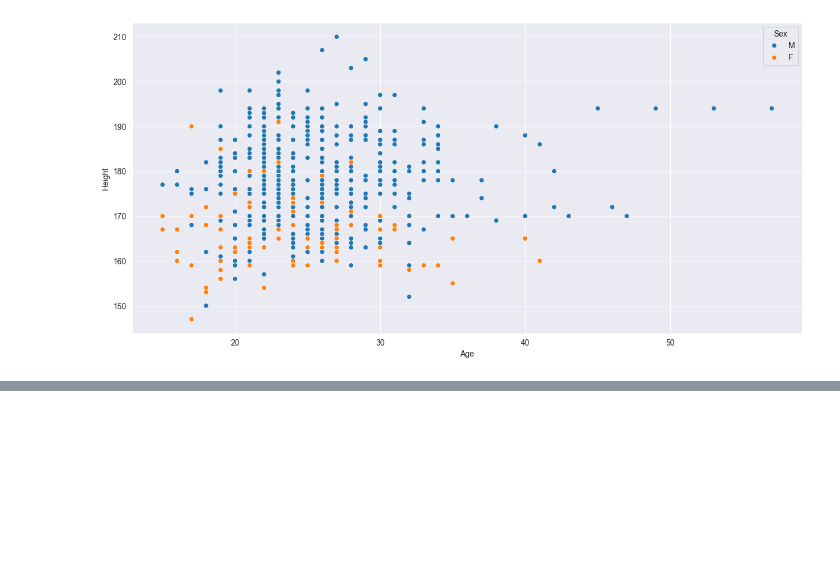
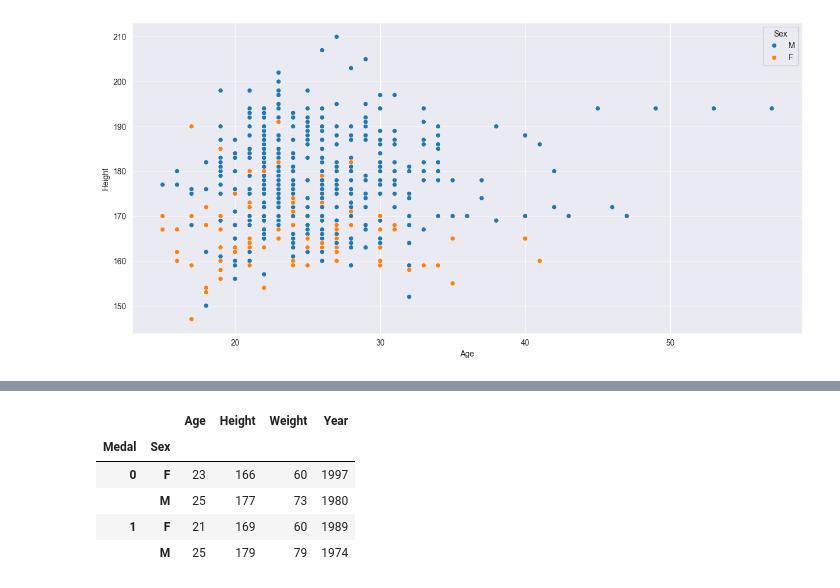
Before and after one commit to AyonChatterjee/ML-Projects-, a Jupyter notebook: OlympicMedalPrediction/OlympicsPredictions.ipynb, the cells around one changed output, grey strips where cells are left out. Saved outputs shown, nothing was run; the diff lists cells and outputs as text; code cells hidden in the pictures; blank space fills up the shorter version.

```diff
--- a/OlympicMedalPrediction/OlympicsPredictions.ipynb
+++ b/OlympicMedalPrediction/OlympicsPredictions.ipynb
@@ -246,0 +290,9 @@ Text(0, 0.5, 'Height')
+# %%
+data.groupby(['Medal', 'Sex']).mean(numeric_only=True).astype(int)
+# %% [output]
+|  |  | Age | Height | Weight | Year |
+| Medal | Sex |  |  |  |  |
+| 0 | F | 23 | 166 | 60 | 1997 |
+|  | M | 25 | 177 | 73 | 1980 |
+| 1 | F | 21 | 169 | 60 | 1989 |
+|  | M | 25 | 179 | 79 | 1974 |
```
Also changed, not shown: parts of 11 cells of this notebook.
